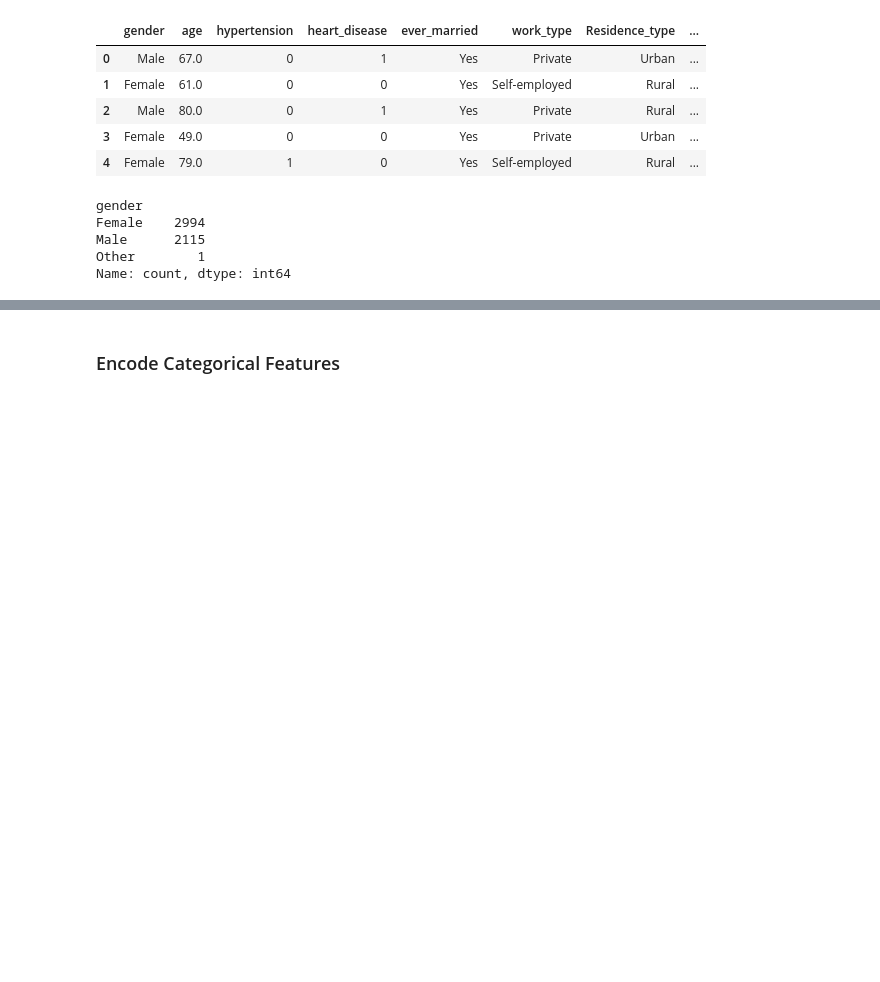
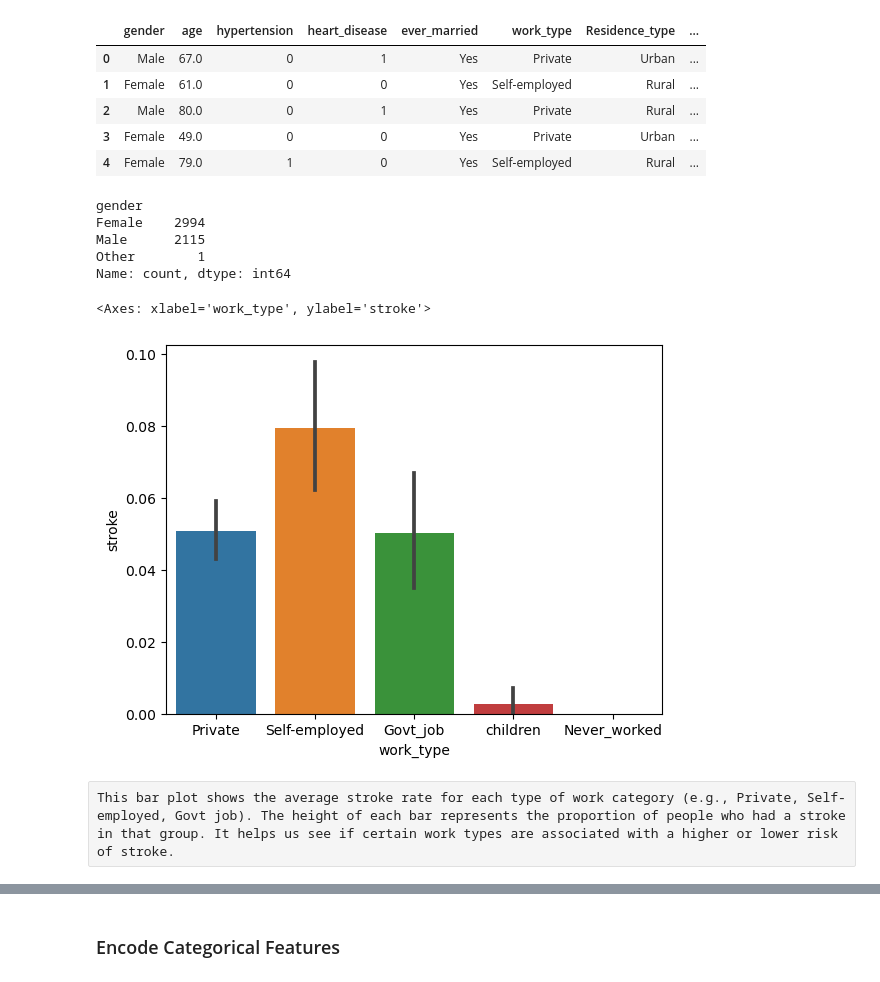
Before and after one commit to ZaremaHarachik/Final_ML_Project, a Jupyter notebook: Final_Project.ipynb, the cells around one changed output, grey strips where cells are left out. Drawn from its saved outputs; the diff is of its cells as text; code cells hidden in the pictures; blank space fills up the shorter version.

```diff
--- a/Final_Project.ipynb
+++ b/Final_Project.ipynb
@@ -117,3 +131,11 @@ Name: count, dtype: int64
 # %%
 # Replace 'Other' gender with 'Male' to avoid encoding issue
 df['gender'] = df['gender'].replace('Other', 'Male')
+# %%
+# Show Barplot of categorical feature 'work_type'
+sns.barplot(x='work_type', y='stroke', data=df)
+# %% [output]
+<Axes: xlabel='work_type', ylabel='stroke'>
+[figure, added]
+# %% [raw]
+This bar plot shows the average stroke rate for each type of work category (e.g., Private, Self-employed, Govt job). The height of each bar represents the proportion of people who had a stroke in that group. It helps us see if certain work types are associated with a higher or lower risk of stroke.
```
Also changed, not shown: parts of 10 cells of this notebook.
